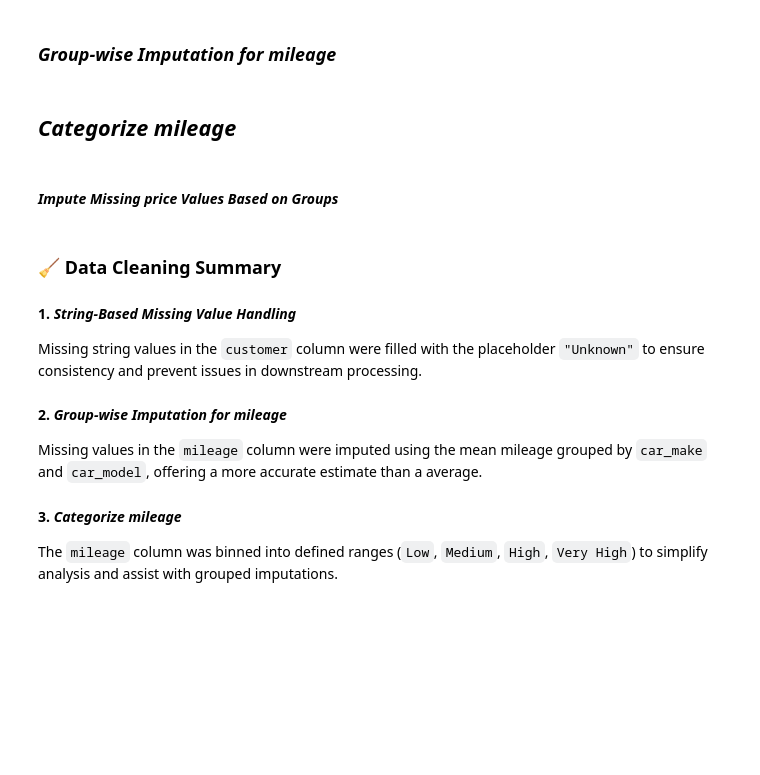
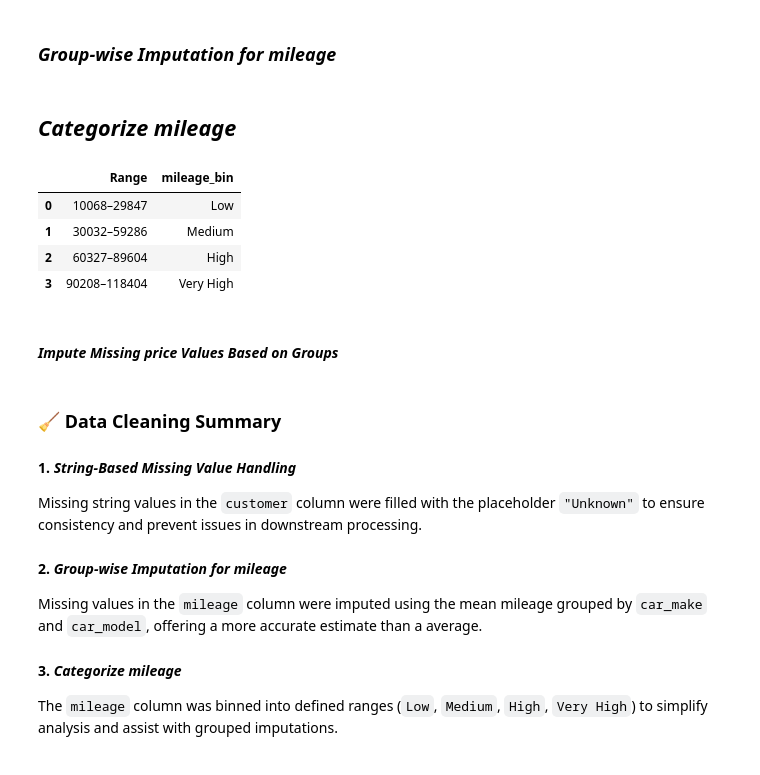
Before and after one commit to SnitTeshome/ETL_Extract-Snit_Teshome, a Jupyter notebook: 01_etl_extract.ipynb, the cells around one changed output. Drawn from its saved outputs; the diff is of its cells as text; code cells hidden in the pictures; blank space fills up the shorter version.

```diff
--- a/01_etl_extract.ipynb
+++ b/01_etl_extract.ipynb
@@ -300,9 +300,22 @@ df_full['mileage'] = df_full.groupby(['car_make', 'car_model'])['mileage']\
 # %% [markdown]
 ## *Categorize mileage*
 # %%
-# First, bin mileage into categories.
-df_full['mileage_bin'] = pd.cut(df_full['mileage'], bins=[0, 30000, 60000, 90000, 120000],
-                                labels=['Low', 'Medium', 'High', 'Very High'])
+# Group mileage by bin and get range with explicit 'observed=True'
+mileage_bin = df_full.groupby('mileage_bin', observed=True)['mileage'].agg(
+    Range=lambda x: f"{int(x.min())}–{int(x.max())}"
+).reset_index()
+
+# Reorder columns for clarity
+mileage_bin = mileage_bin[['Range', 'mileage_bin']]
+
+# Display the result
+mileage_bin
+# %% [output]
+|  | Range | mileage_bin |
+| 0 | 10068–29847 | Low |
+| 1 | 30032–59286 | Medium |
+| 2 | 60327–89604 | High |
+| 3 | 90208–118404 | Very High |
 # %% [markdown]
 #### *Impute Missing price Values Based on Groups*
 # %%
```
Also changed, not shown: parts of 7 cells of this notebook.
